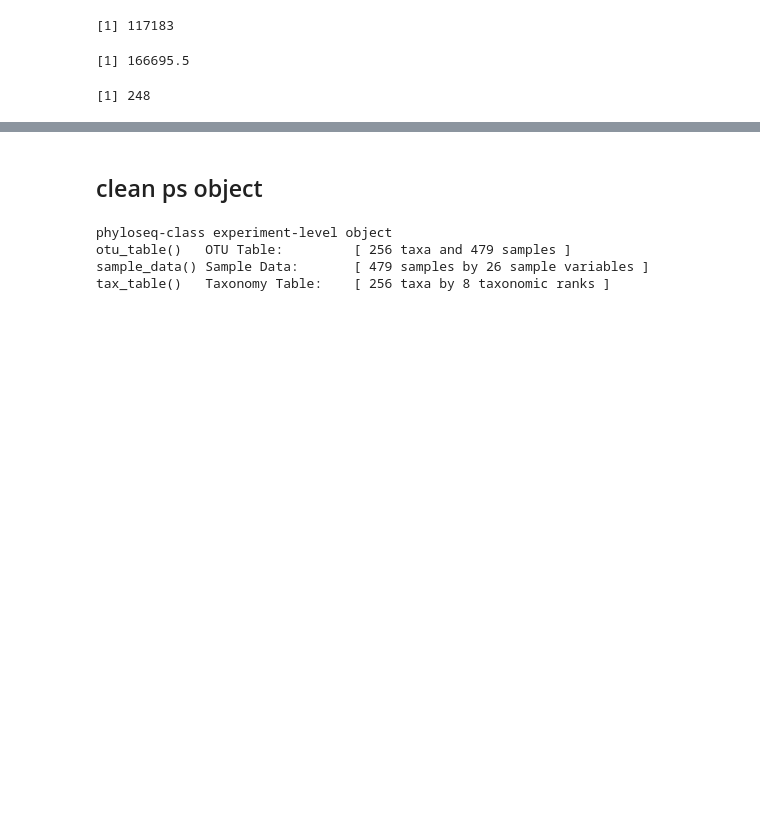
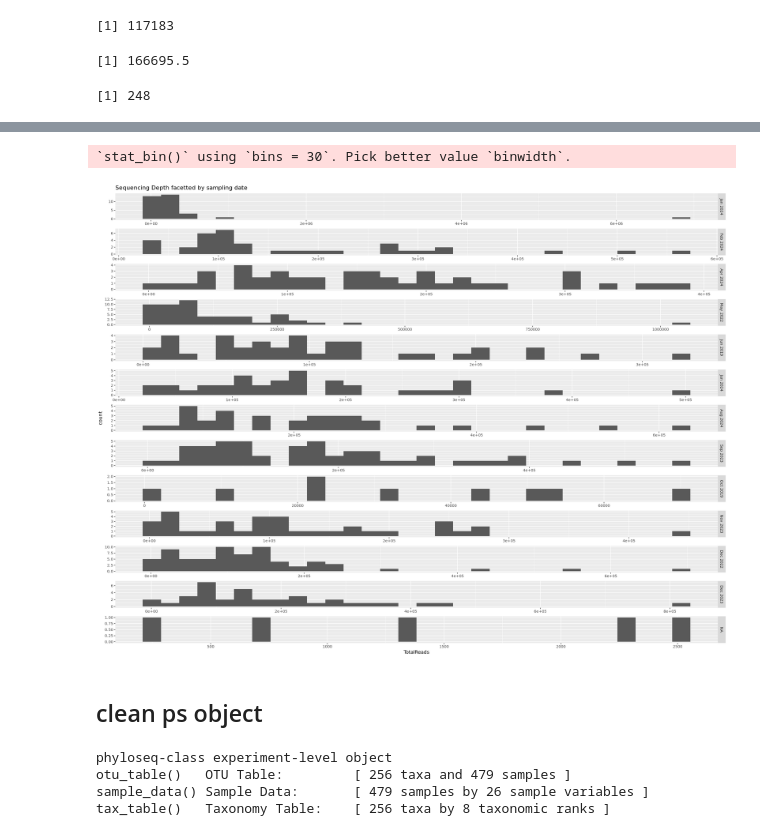
Before and after one commit to cdesouza02/BEL_16S_ITS2, a Jupyter notebook: BEL_ITS2_outputs/its2_ps_processing.ipynb, the cells around one changed output, grey strips where cells are left out. Drawn from its saved outputs; the diff is of its cells as text; code cells hidden in the pictures; blank space fills up the shorter version.

```diff
--- a/BEL_ITS2_outputs/its2_ps_processing.ipynb
+++ b/BEL_ITS2_outputs/its2_ps_processing.ipynb
@@ -62,3 +96,13 @@ readcount[, min(TotalReads)]
+# %%
+# Check read count
+readcount = data.table(as(sample_data(ps), "data.frame"),
+                 TotalReads = sample_sums(ps),
+                 keep.rownames = TRUE)
+setnames(readcount, "rn", "SampleID")
+ggplot(readcount, aes(TotalReads)) + geom_histogram() + ggtitle("Sequencing Depth facetted by sampling date") + facet_wrap(Month_year ~., strip.position = "right",  ncol = 1, scales="free")  # Set desired font size
+# %% [output]
+`stat_bin()` using `bins = 30`. Pick better value `binwidth`.
+[figure, added]
 # %% [markdown]
 ## clean ps object
 # %%
```
Also changed, not shown: parts of 11 cells of this notebook, 1 other file.
